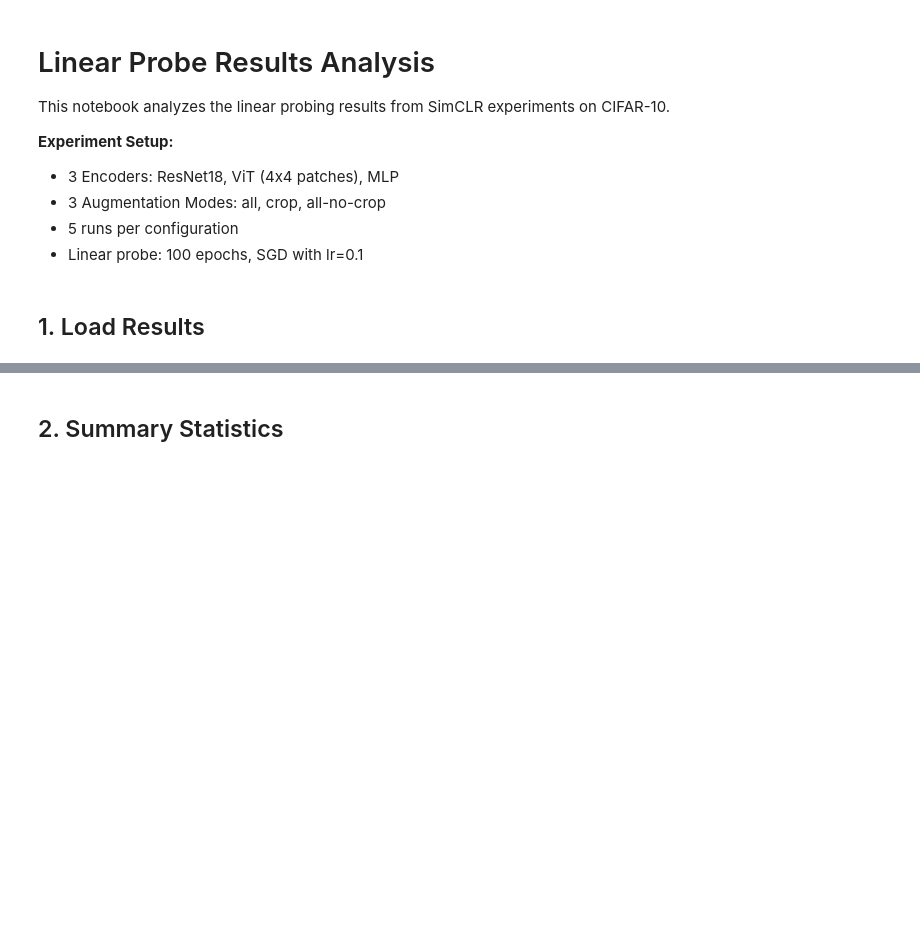
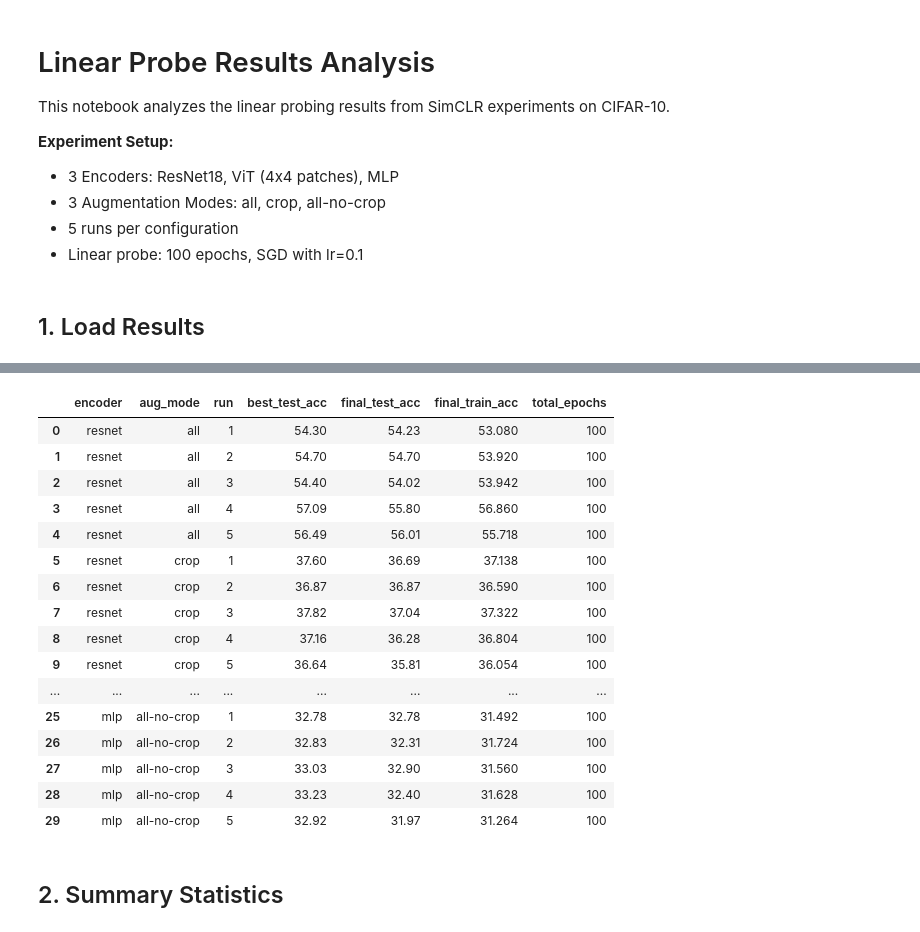
Before and after one commit to BosonicJustin/CLTheory, a Jupyter notebook: cifar_experiments/analyze_linear_probe_results.ipynb, the cells around one changed output, grey strips where cells are left out. Cells and saved outputs as stored; diff of their text form; code cells hidden in the pictures; blank space fills up the shorter version.

```diff
--- a/cifar_experiments/analyze_linear_probe_results.ipynb
+++ b/cifar_experiments/analyze_linear_probe_results.ipynb
@@ -98,9 +101,27 @@ else:
 # %%
 # Display raw data
 if len(df) > 0:
-    display(df.head(20))
+    display(df)
 else:
     print("No data to display!")
+# %% [output]
+|  | encoder | aug_mode | run | best_test_acc | final_test_acc | final_train_acc | total_epochs |
+| 0 | resnet | all | 1 | 54.30 | 54.23 | 53.080 | 100 |
+| 1 | resnet | all | 2 | 54.70 | 54.70 | 53.920 | 100 |
+| 2 | resnet | all | 3 | 54.40 | 54.02 | 53.942 | 100 |
+| 3 | resnet | all | 4 | 57.09 | 55.80 | 56.860 | 100 |
+| 4 | resnet | all | 5 | 56.49 | 56.01 | 55.718 | 100 |
+| 5 | resnet | crop | 1 | 37.60 | 36.69 | 37.138 | 100 |
+| 6 | resnet | crop | 2 | 36.87 | 36.87 | 36.590 | 100 |
+| 7 | resnet | crop | 3 | 37.82 | 37.04 | 37.322 | 100 |
+| 8 | resnet | crop | 4 | 37.16 | 36.28 | 36.804 | 100 |
+| 9 | resnet | crop | 5 | 36.64 | 35.81 | 36.054 | 100 |
+| ... | ... | ... | ... | ... | ... | ... | ... |
+| 25 | mlp | all-no-crop | 1 | 32.78 | 32.78 | 31.492 | 100 |
+| 26 | mlp | all-no-crop | 2 | 32.83 | 32.31 | 31.724 | 100 |
+| 27 | mlp | all-no-crop | 3 | 33.03 | 32.90 | 31.560 | 100 |
+| 28 | mlp | all-no-crop | 4 | 33.23 | 32.40 | 31.628 | 100 |
+| 29 | mlp | all-no-crop | 5 | 32.92 | 31.97 | 31.264 | 100 |
 # %% [markdown]
 ## 2. Summary Statistics
 # %%
```
Also changed, not shown: parts of 4 cells of this notebook.
